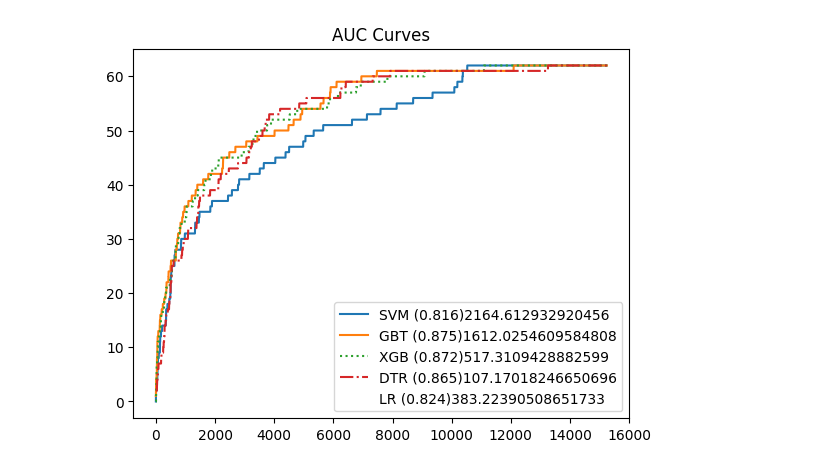
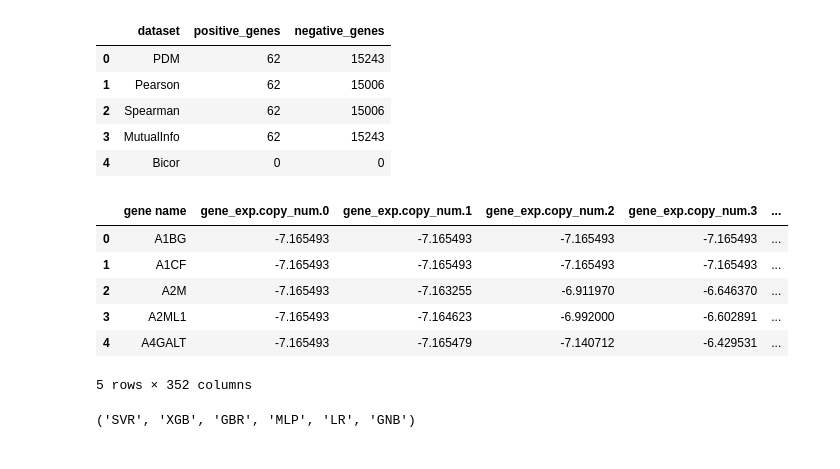
Before and after one commit to justinx1229/pdm_learn, a Jupyter notebook: notebooks/oncogene/Machine Learning.ipynb, the cells around one changed output. Saved outputs shown, nothing was run; the diff lists cells and outputs as text; code cells hidden in the pictures.

```diff
--- a/notebooks/oncogene/Machine Learning.ipynb
+++ b/notebooks/oncogene/Machine Learning.ipynb
@@ -124,11 +29,0 @@ lr_time = time.time()-curr
-# %%
-plt.plot(svm_x, svm_y, label = "SVM ("+str(round(svm_area, 3))+")"+str(svm_time))
-plt.plot(gbr_x, gbr_y, label = "GBT ("+str(round(gbr_area, 3))+")"+str(gbr_time), linestyle="-")
-plt.plot(xgb_x, xgb_y, label = "XGB ("+str(round(xgb_area, 3))+")"+str(xgb_time), linestyle=":")
-plt.plot(dtr_x, dtr_y, label = "DTR ("+str(round(dtr_area, 3))+")"+str(dtr_time), linestyle="-.")
-plt.plot(lr_x, lr_y, label = "LR ("+str(round(lr_area, 3))+")"+str(lr_time), linestyle=" ")
-plt.title("AUC Curves")
-plt.legend()
-plt.show()
-# %% [output]
-[figure, removed]
@@ -140,0 +30,35 @@ pd.Series(graphs).to_csv(r"C:\Users\justi\Coding\Coding_Project\Han Xu\Trimmed d
+# %%
+data_dict, input_data = load_oncogene_feature_sets(DATA_DIR)
+positive, negative = data_dict["PDM"]
+
+pd.DataFrame(
+    {
+        "dataset": list(data_dict.keys()),
+        "positive_genes": [len(value[0]) for value in data_dict.values()],
+        "negative_genes": [len(value[1]) for value in data_dict.values()],
+    }
+)
+# %% [output]
+|  | dataset | positive_genes | negative_genes |
+| 0 | PDM | 62 | 15243 |
+| 1 | Pearson | 62 | 15006 |
+| 2 | Spearman | 62 | 15006 |
+| 3 | MutualInfo | 62 | 15243 |
+| 4 | Bicor | 0 | 0 |
+# %%
+input_data.head()
+# %% [output]
+|  | gene name | gene_exp.copy_num.0 | gene_exp.copy_num.1 | gene_exp.copy_num.2 | gene_exp.copy_num.3 | ... |
+| 0 | A1BG | -7.165493 | -7.165493 | -7.165493 | -7.165493 | ... |
+| 1 | A1CF | -7.165493 | -7.165493 | -7.165493 | -7.165493 | ... |
+| 2 | A2M | -7.165493 | -7.163255 | -6.911970 | -6.646370 | ... |
+| 3 | A2ML1 | -7.165493 | -7.164623 | -6.992000 | -6.602891 | ... |
+| 4 | A4GALT | -7.165493 | -7.165479 | -7.140712 | -6.429531 | ... |
+5 rows × 352 columns
+# %%
+MODEL_LIST = ("SVR", "XGB", "GBR", "MLP", "LR", "GNB")
+DEFAULT_MODEL = "XGB"
+
+MODEL_LIST
+# %% [output]
+('SVR', 'XGB', 'GBR', 'MLP', 'LR', 'GNB')
```
Also changed, not shown: parts of 22 cells of this notebook, 8 other files.
